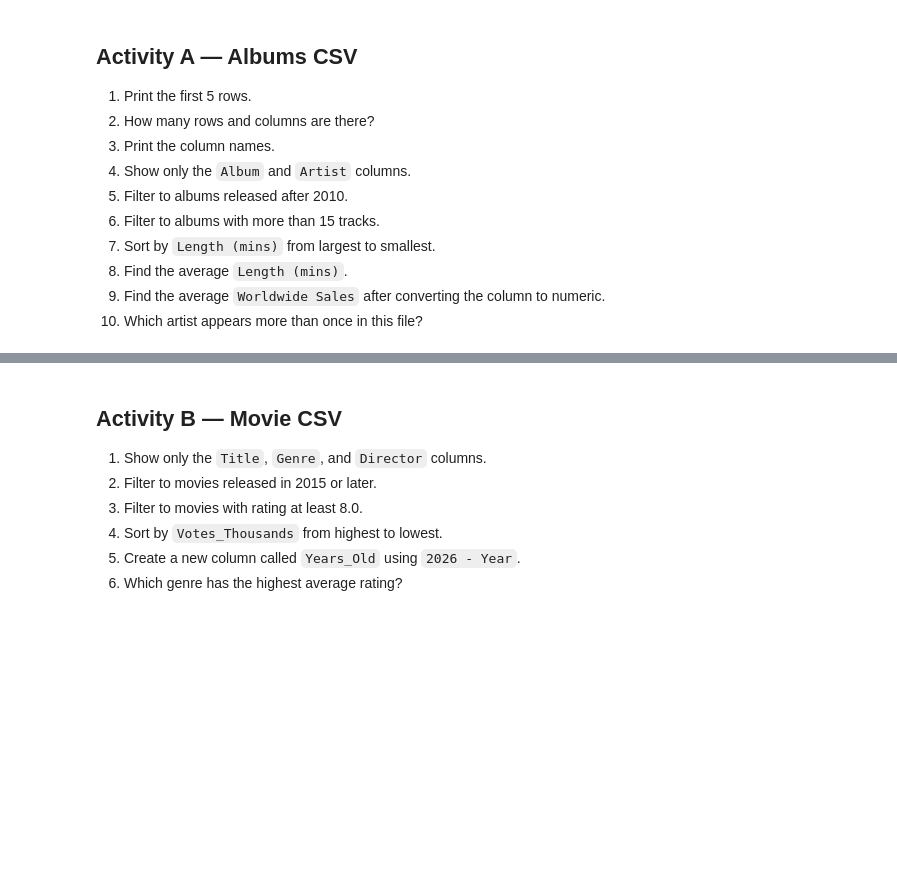
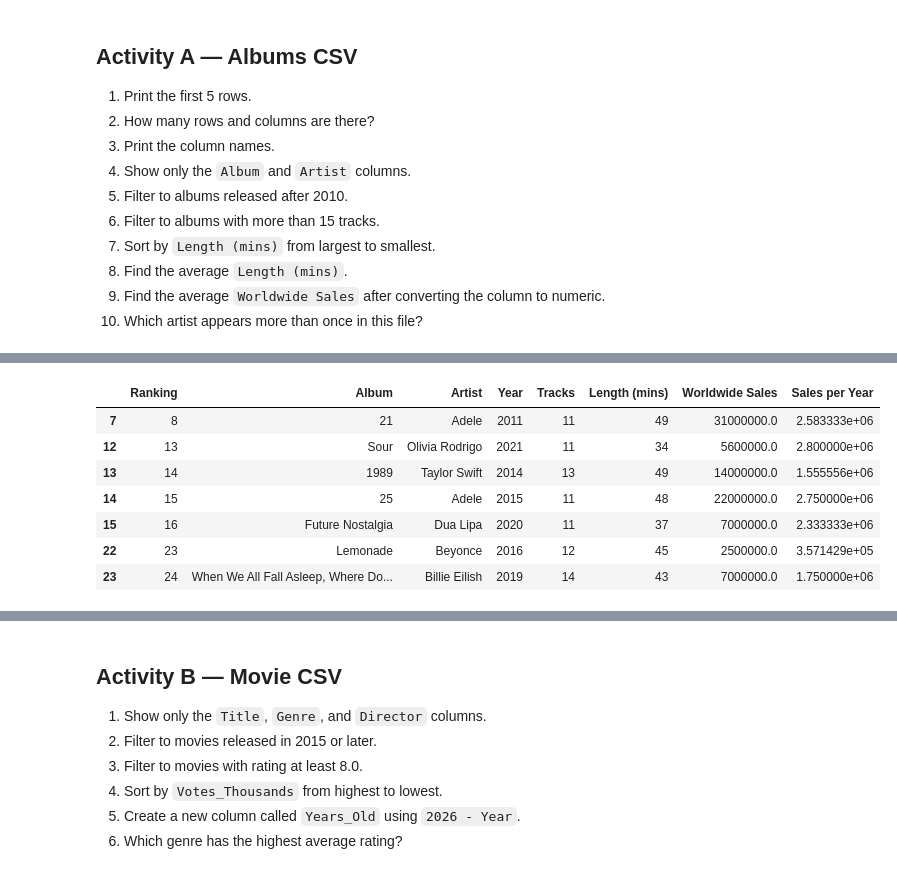
Before and after one commit to brogt-28/2026Spring, a Jupyter notebook: 20_intronumpy_pandas.ipynb, the cells around one changed output, grey strips where cells are left out. Cells and saved outputs as stored; diff of their text form; code cells hidden in the pictures; blank space fills up the shorter version.

```diff
--- a/20_intronumpy_pandas.ipynb
+++ b/20_intronumpy_pandas.ipynb
@@ -517,4 +555,14 @@ Try these on your own before checking answers.
 # %%
 # Write your answer here
+al[al['Year']>2010]
+# %% [output]
+|  | Ranking | Album | Artist | Year | Tracks | Length (mins) | Worldwide Sales | Sales per Year |
+| 7 | 8 | 21 | Adele | 2011 | 11 | 49 | 31000000.0 | 2.583333e+06 |
+| 12 | 13 | Sour | Olivia Rodrigo | 2021 | 11 | 34 | 5600000.0 | 2.800000e+06 |
+| 13 | 14 | 1989 | Taylor Swift | 2014 | 13 | 49 | 14000000.0 | 1.555556e+06 |
+| 14 | 15 | 25 | Adele | 2015 | 11 | 48 | 22000000.0 | 2.750000e+06 |
+| 15 | 16 | Future Nostalgia | Dua Lipa | 2020 | 11 | 37 | 7000000.0 | 2.333333e+06 |
+| 22 | 23 | Lemonade | Beyonce | 2016 | 12 | 45 | 2500000.0 | 3.571429e+05 |
+| 23 | 24 | When We All Fall Asleep, Where Do... | Billie Eilish | 2019 | 14 | 43 | 7000000.0 | 1.750000e+06 |
 # %%
 # Write your answer here
```
Also changed, not shown: parts of 12 cells of this notebook, 8 other files.
